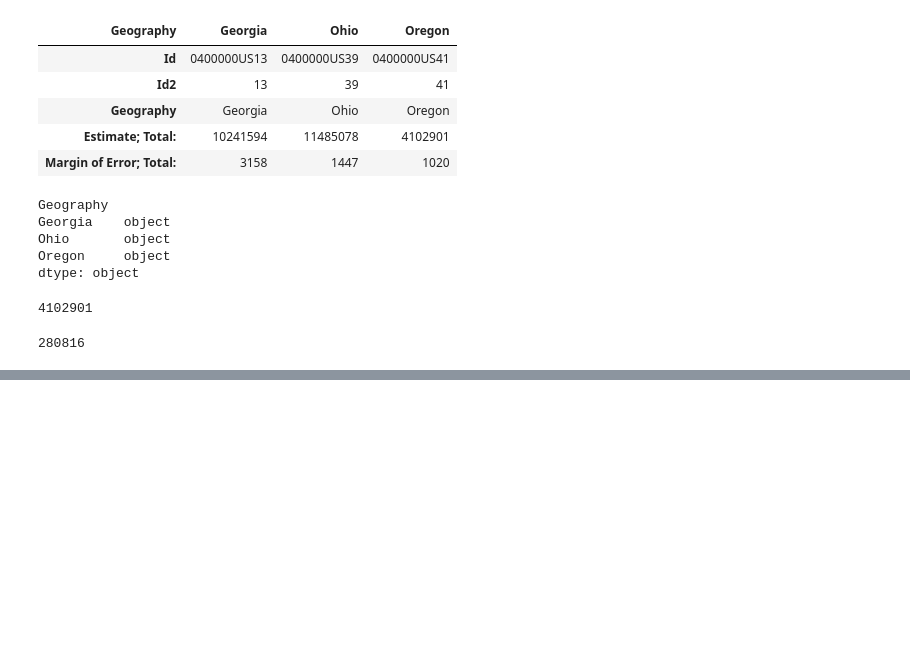
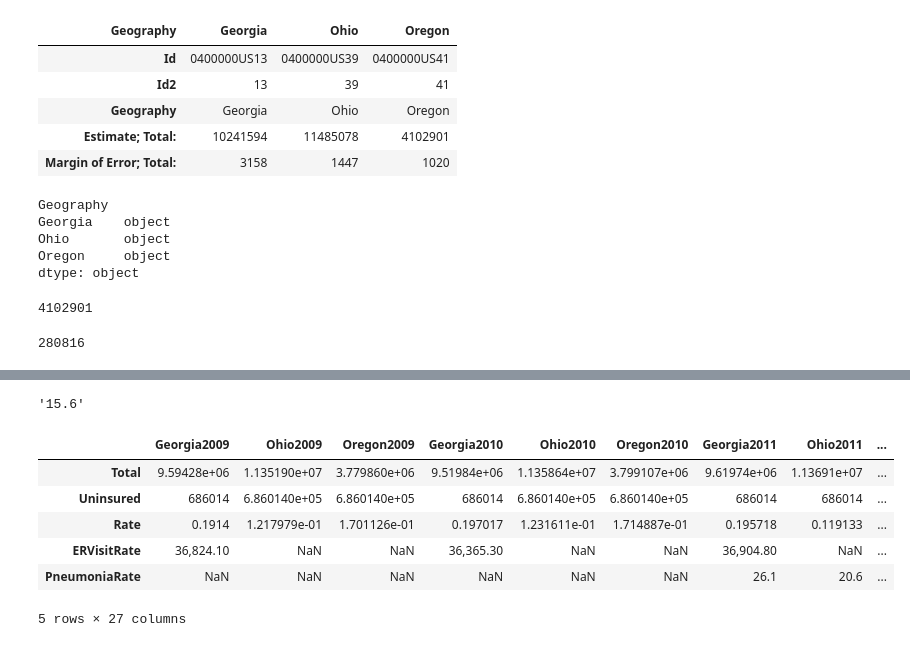
Before and after one commit to ghteds/etlProject, a Jupyter notebook: code/firstCombinedDSWork.ipynb, the cells around one changed output, grey strips where cells are left out. Cells and saved outputs as stored; diff of their text form; code cells hidden in the pictures; blank space fills up the shorter version.

```diff
--- a/code/firstCombinedDSWork.ipynb
+++ b/code/firstCombinedDSWork.ipynb
@@ -135,0 +300,25 @@ NameError: name 'GA' is not defined
+# %%
+ahrqDf.loc['Georgia']['2015']
+# %% [output]
+'15.6'
+# %%
+#pneumonia deaths from ahrq
+for year in range(2011,2016):
+    #print(year)
+    states=['Georgia','Ohio','Oregon']
+    for state in states:
+        theYear=f'{year}'
+        stateYear=state+theYear
+        #print(stateYear)
+        #print(ahrqDf.loc[state,theYear])
+        pneumoniaRate=ahrqDf.loc[state,theYear]
+        stateSummaryDf.loc['PneumoniaRate',stateYear] = pneumoniaRate
+stateSummaryDf.head()
+# %% [output]
+|  | Georgia2009 | Ohio2009 | Oregon2009 | Georgia2010 | Ohio2010 | Oregon2010 | Georgia2011 | Ohio2011 | ... |
+| Total | 9.59428e+06 | 1.135190e+07 | 3.779860e+06 | 9.51984e+06 | 1.135864e+07 | 3.799107e+06 | 9.61974e+06 | 1.13691e+07 | ... |
+| Uninsured | 686014 | 6.860140e+05 | 6.860140e+05 | 686014 | 6.860140e+05 | 6.860140e+05 | 686014 | 686014 | ... |
+| Rate | 0.1914 | 1.217979e-01 | 1.701126e-01 | 0.197017 | 1.231611e-01 | 1.714887e-01 | 0.195718 | 0.119133 | ... |
+| ERVisitRate | 36,824.10 | NaN | NaN | 36,365.30 | NaN | NaN | 36,904.80 | NaN | ... |
+| PneumoniaRate | NaN | NaN | NaN | NaN | NaN | NaN | 26.1 | 20.6 | ... |
+5 rows × 27 columns
```
Also changed, not shown: parts of 26 cells of this notebook, 1 other file.
